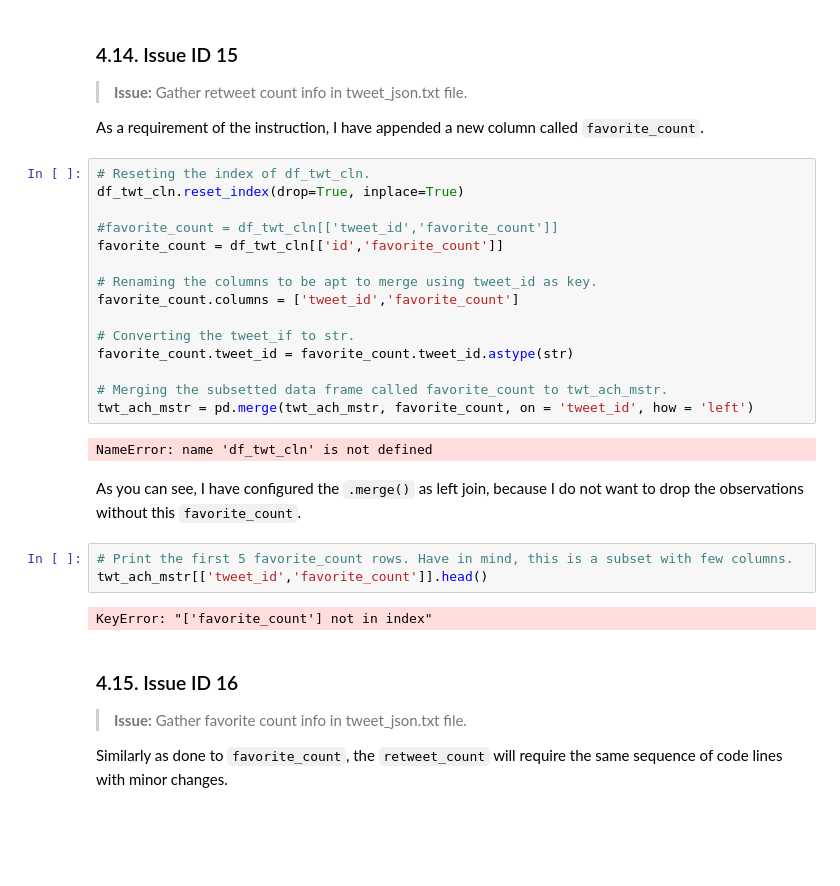
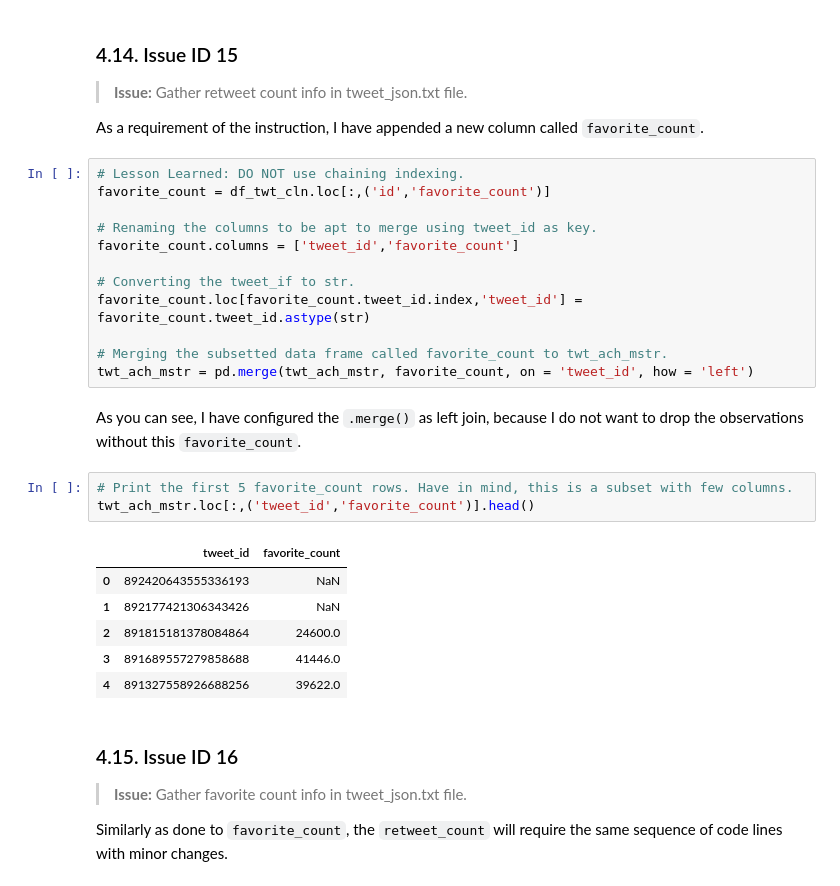
Before and after one commit to AndersonUyekita/ND111_data_science_foundations_02, a Jupyter notebook: 03-Chapter03/00-Project_02/nd111_udacity_project_02.ipynb, the cells around one changed output. Saved outputs shown, nothing was run; the diff lists cells and outputs as text; blank space fills up the shorter version.

```diff
--- a/03-Chapter03/00-Project_02/nd111_udacity_project_02.ipynb
+++ b/03-Chapter03/00-Project_02/nd111_udacity_project_02.ipynb
@@ -1297,29 +1295,29 @@ For this reasons, I have had to aggregate to Table 7, two more issues, 15 and 16
 
 As a requirement of the instruction, I have appended a new column called `favorite_count`.
 # %%
-# Reseting the index of df_twt_cln.
-df_twt_cln.reset_index(drop=True, inplace=True)
-
-#favorite_count = df_twt_cln[['tweet_id','favorite_count']]
-favorite_count = df_twt_cln[['id','favorite_count']]
+# Lesson Learned: DO NOT use chaining indexing.
+favorite_count = df_twt_cln.loc[:,('id','favorite_count')]
 
 # Renaming the columns to be apt to merge using tweet_id as key.
 favorite_count.columns = ['tweet_id','favorite_count']
 
 # Converting the tweet_if to str.
-favorite_count.tweet_id = favorite_count.tweet_id.astype(str)
+favorite_count.loc[favorite_count.tweet_id.index,'tweet_id'] = favorite_count.tweet_id.astype(str)
 
 # Merging the subsetted data frame called favorite_count to twt_ach_mstr.
 twt_ach_mstr = pd.merge(twt_ach_mstr, favorite_count, on = 'tweet_id', how = 'left')
-# %% [output]
-NameError: name 'df_twt_cln' is not defined
 # %% [markdown]
 As you can see, I have configured the `.merge()` as left join, because I do not want to drop the observations without this `favorite_count`.
 # %%
 # Print the first 5 favorite_count rows. Have in mind, this is a subset with few columns.
-twt_ach_mstr[['tweet_id','favorite_count']].head()
+twt_ach_mstr.loc[:,('tweet_id','favorite_count')].head()
 # %% [output]
-KeyError: "['favorite_count'] not in index"
+|  | tweet_id | favorite_count |
+| 0 | 892420643555336193 | NaN |
+| 1 | 892177421306343426 | NaN |
+| 2 | 891815181378084864 | 24600.0 |
+| 3 | 891689557279858688 | 41446.0 |
+| 4 | 891327558926688256 | 39622.0 |
 # %% [markdown]
 ### 4.15. Issue ID 16
 
```
Also changed, not shown: parts of 25 cells of this notebook, 13 other files.
